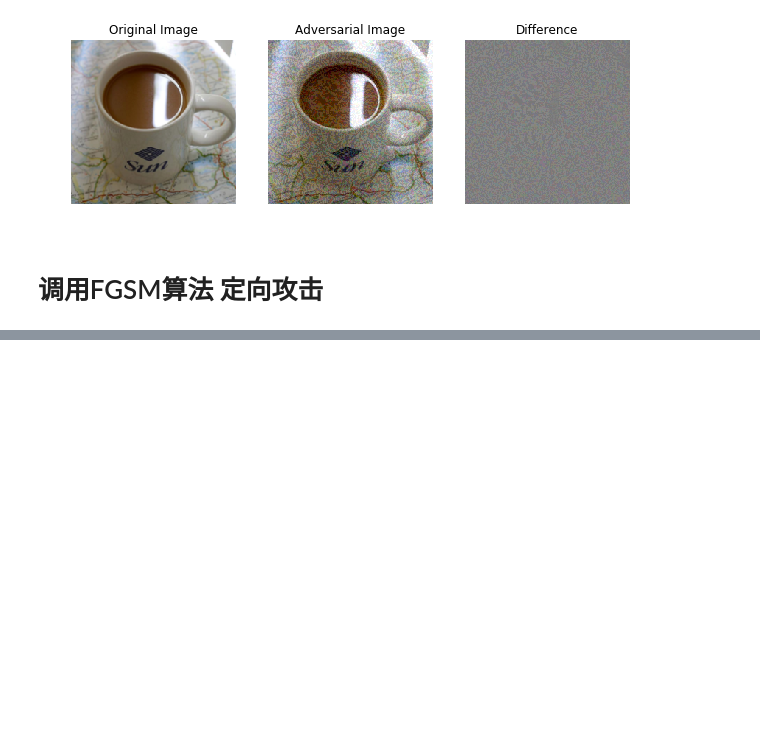
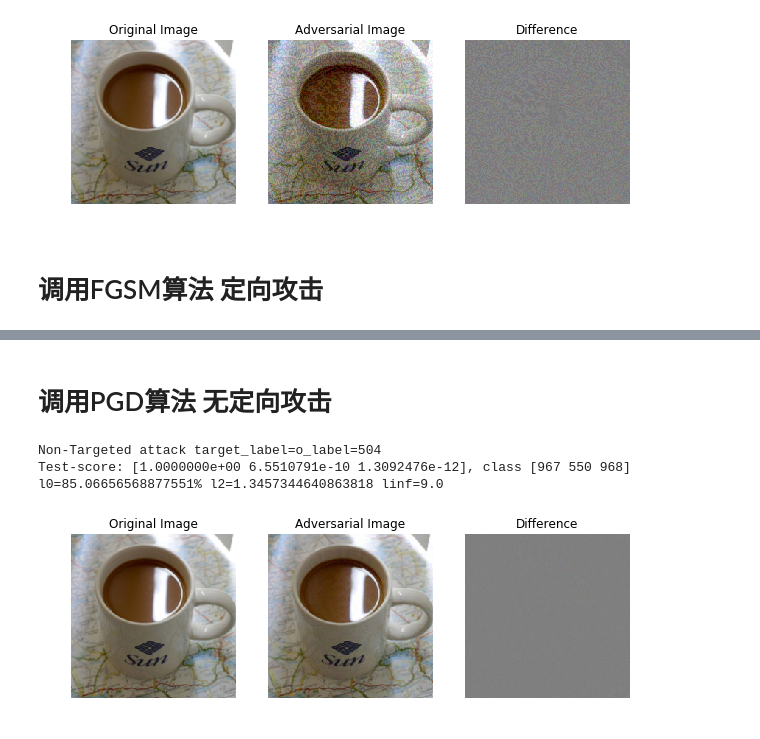
Before and after one commit to advboxes/AdvBox, a Jupyter notebook: sdk_demo.ipynb, the cells around one changed output, grey strips where cells are left out. Cells and saved outputs as stored; diff of their text form; code cells hidden in the pictures; blank space fills up the shorter version.

```diff
--- a/sdk_demo.ipynb
+++ b/sdk_demo.ipynb
@@ -166 +167,31 @@ Test-score: [0.17699091 0.10637477 0.09061225], class [849 725 111]
 [figure]
+# %% [markdown]
+# 调用PGD算法 无定向攻击
+# %%
+img_path = "mug227.png"
+img=process_img(img_path)
+
+#生成对抗样本
+#step_size控制了扰动的大小
+adv=PGD(adv_program=adv_program,eval_program=eval_program,gradients=gradients,o=img,
+         input_layer=input_layer,output_layer=out,step_size=2.0/256.0,iteration=20,isTarget=False,target_label=0)
+
+
+result = exe.run(eval_program,
+                 fetch_list=fetch_list,
+                 feed={ 'image':adv })
+result = result[0][0]
+
+pred_label = np.argsort(result)[::-1][:TOPK]
+
+print("Test-score: {0}, class {1}".format(result[pred_label], pred_label))
+sys.stdout.flush()
+
+adv_img=tensor2img(adv)
+
+show_images_diff(o_img,adv_img)
+# %% [output]
+Non-Targeted attack target_label=o_label=504
+Test-score: [1.0000000e+00 6.5510791e-10 1.3092476e-12], class [967 550 968]
+l0=85.06656568877551% l2=1.3457344640863818 linf=9.0
+[figure, added]
```
Also changed, not shown: parts of 6 cells of this notebook, 2 other files.
